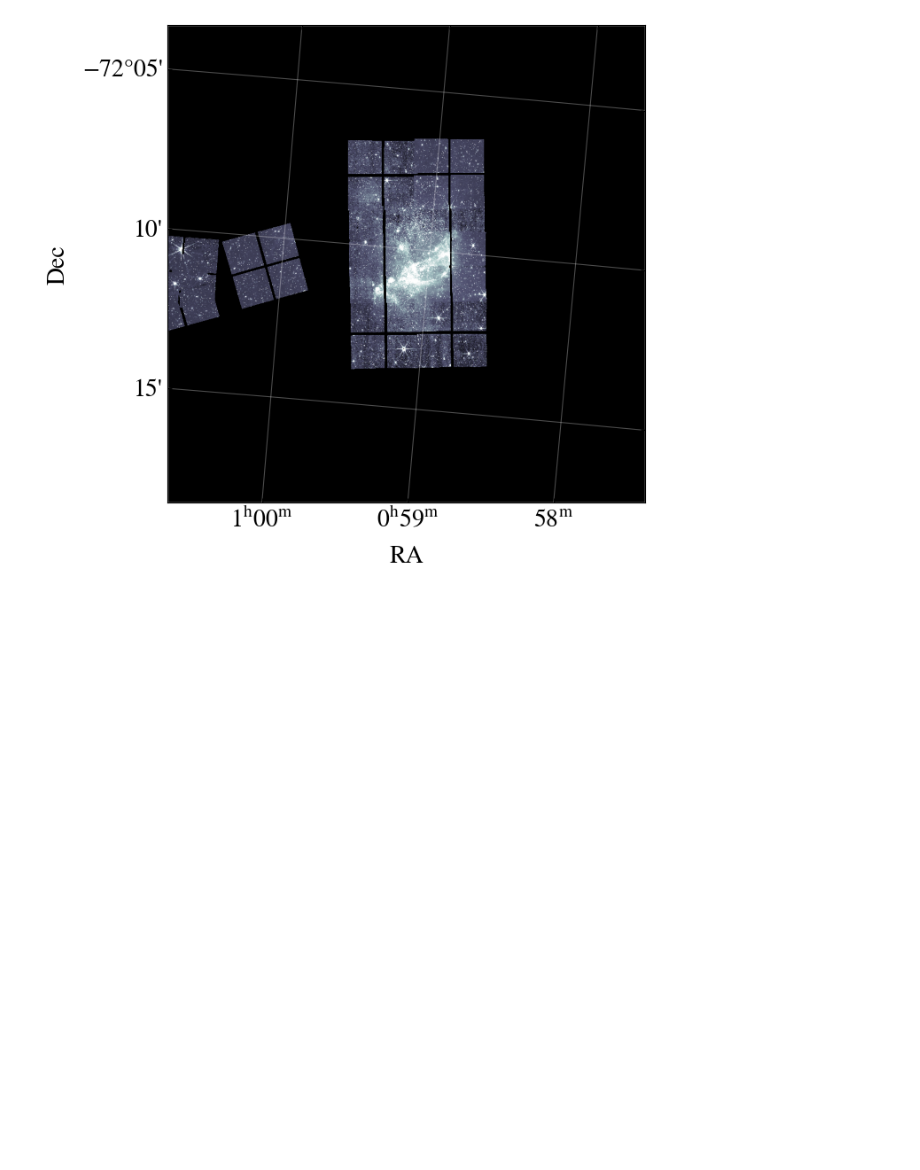
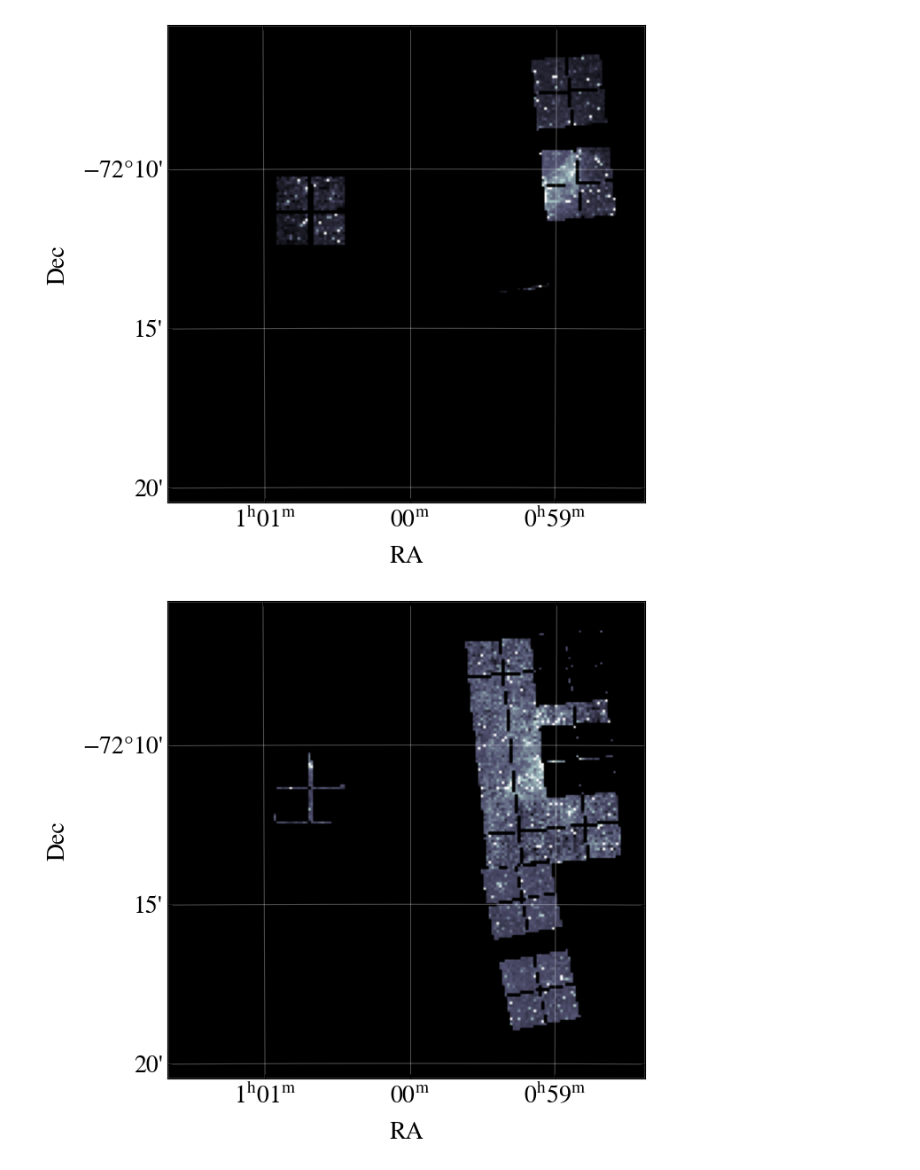
Before and after one commit to LukaSlagter/STRW-MSC, a Jupyter notebook: Photometry/Aperture/Plotting_mosaic.ipynb, the cells around one changed output. Cells and saved outputs as stored; diff of their text form; code cells hidden in the pictures; blank space fills up the shorter version.

```diff
--- a/Photometry/Aperture/Plotting_mosaic.ipynb
+++ b/Photometry/Aperture/Plotting_mosaic.ipynb
@@ -249,11 +96,17 @@ array([[[0, 0, 0],
 # %%
-plot_mosaic(    filter      = 'F200W',
-                dra         = -3    * u.arcmin,    # shift east / north
-                ddec        = 2.5   * u.arcmin,
-                rot         = 5     * u.deg,       # rotation of the view (0 = north up)
-                width       = 15     * u.arcmin,    # field of view
-                height      = 15     * u.arcmin,
-                pix_scale   = 1   * u.arcsec,    # output pixel size
+PLOT.plot_mosaic_split(
+    filter="F115W",
+    mode="long",
+    center=SkyCoord(
+        ra=14.95176547 * u.deg, dec=-72.21625529 * u.deg, frame="icrs"
+    ),  # the one from F187N
+    dra=1 * u.arcmin,
+    ddec=0 * u.arcmin,
+    rot=0 * u.deg,
+    width=15 * u.arcmin,
+    height=15 * u.arcmin,
+    pix_scale=5 * u.arcsec,
 )
 # %% [output]
-[figure, old version]
+[figure, new version]
+[figure, added]
```
Also changed, not shown: parts of 10 cells of this notebook, 5 other files.
